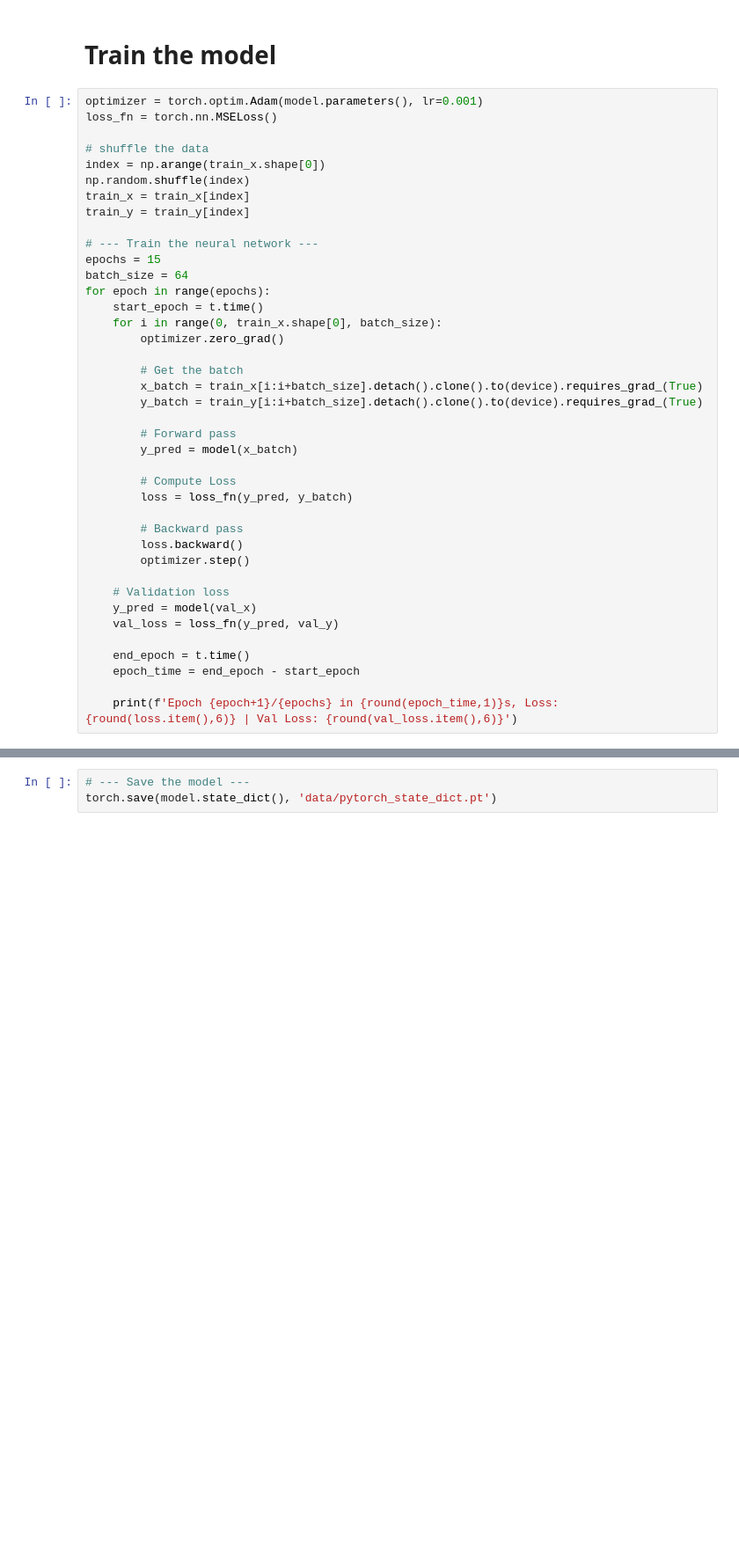
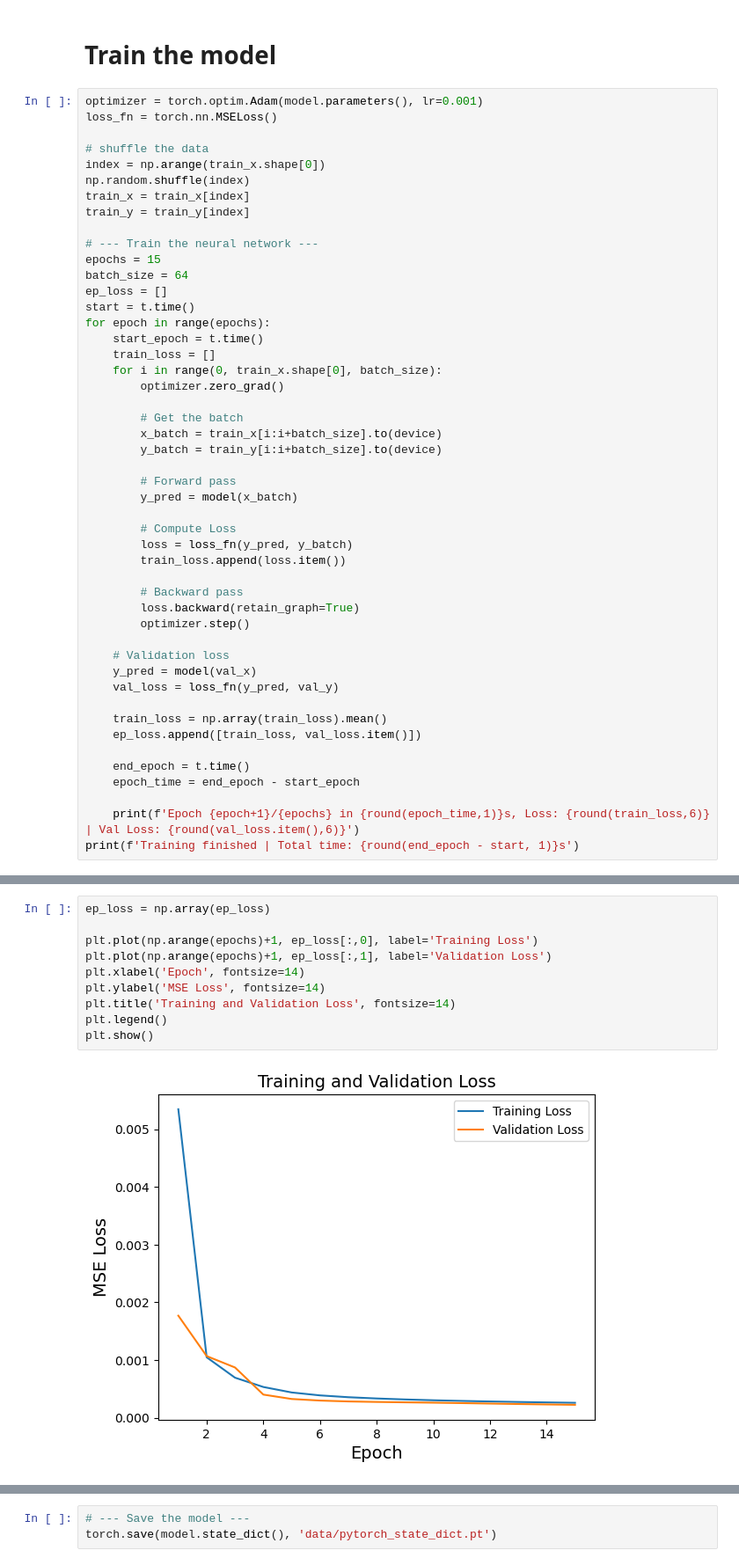
Before and after one commit to bGuenes/sbi_chemical_abundances, a Jupyter notebook: sbi_torch.ipynb, the cells around one changed output, grey strips where cells are left out. Shown at 88% size. Drawn from its saved outputs; the diff is of its cells as text; blank space fills up the shorter version.

```diff
--- a/sbi_torch.ipynb
+++ b/sbi_torch.ipynb
@@ -116,31 +108,39 @@ train_y = train_y[index]
 # --- Train the neural network ---
 epochs = 15
 batch_size = 64
+ep_loss = []
+start = t.time()
 for epoch in range(epochs):
     start_epoch = t.time()
+    train_loss = []
     for i in range(0, train_x.shape[0], batch_size):
         optimizer.zero_grad()
 
         # Get the batch
-        x_batch = train_x[i:i+batch_size].detach().clone().to(device).requires_grad_(True)
-        y_batch = train_y[i:i+batch_size].detach().clone().to(device).requires_grad_(True)
+        x_batch = train_x[i:i+batch_size].to(device)
+        y_batch = train_y[i:i+batch_size].to(device)
 
         # Forward pass
         y_pred = model(x_batch)
 
         # Compute Loss
         loss = loss_fn(y_pred, y_batch)
+        train_loss.append(loss.item())
 
         # Backward pass
-        loss.backward()
+        loss.backward(retain_graph=True)
         optimizer.step()
 
     # Validation loss
     y_pred = model(val_x)
     val_loss = loss_fn(y_pred, val_y)
 
+    train_loss = np.array(train_loss).mean()
+    ep_loss.append([train_loss, val_loss.item()])
+
     end_epoch = t.time()
     epoch_time = end_epoch - start_epoch
 
-    print(f'Epoch {epoch+1}/{epochs} in {round(epoch_time,1)}s, Loss: {round(loss.item(),6)} | Val Loss: {round(val_loss.item(),6)}')
+    print(f'Epoch {epoch+1}/{epochs} in {round(epoch_time,1)}s, Loss: {round(train_loss,6)} | Val Loss: {round(val_loss.item(),6)}')
+print(f'Training finished | Total time: {round(end_epoch - start, 1)}s')
 # %% [output]
@@ -161,0 +163,12 @@ Epoch 15/15 in 2.7s, Loss: 9.9e-05 | Val Loss: 0.000185
+# %%
+ep_loss = np.array(ep_loss)
+
+plt.plot(np.arange(epochs)+1, ep_loss[:,0], label='Training Loss')
+plt.plot(np.arange(epochs)+1, ep_loss[:,1], label='Validation Loss')
+plt.xlabel('Epoch', fontsize=14)
+plt.ylabel('MSE Loss', fontsize=14)
+plt.title('Training and Validation Loss', fontsize=14)
+plt.legend()
+plt.show()
+# %% [output]
+[figure, added]
```
Also changed, not shown: parts of 15 cells of this notebook.
